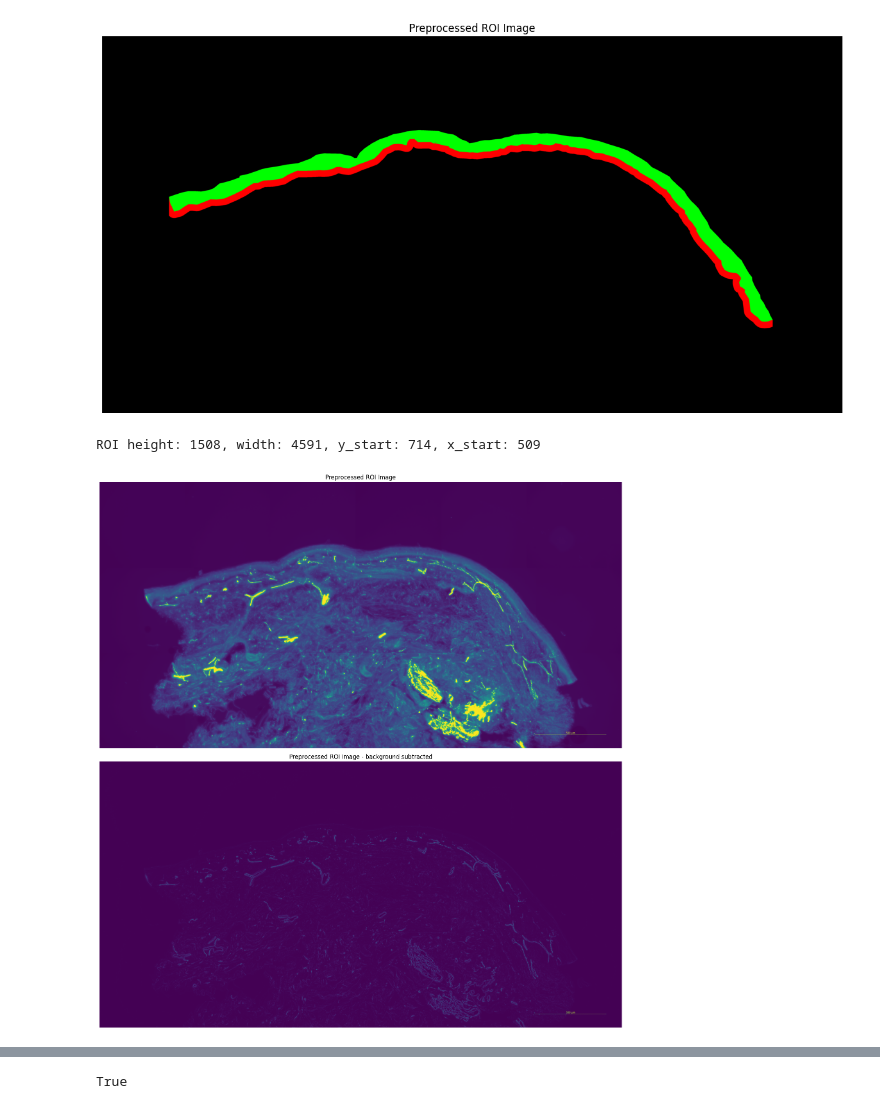
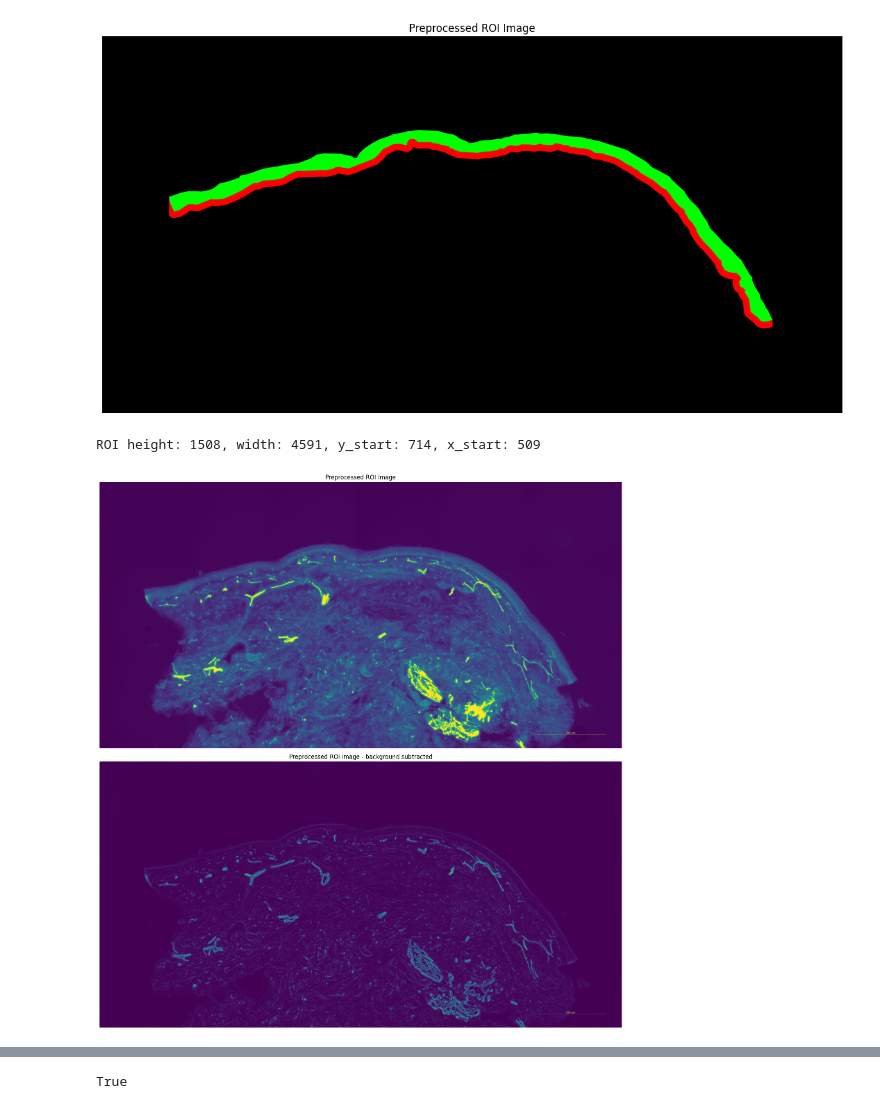
Before and after one commit to Ponywen0819/ienf_q, a Jupyter notebook: notebooks/preprocess.ipynb, the cells around one changed output, grey strips where cells are left out. Cells and saved outputs as stored; diff of their text form; code cells hidden in the pictures.

```diff
--- a/notebooks/preprocess.ipynb
+++ b/notebooks/preprocess.ipynb
@@ -79,38 +79,38 @@ roi_x_end   = min(np.max(x_indices) + padding, image_size[1])
 
 print(f"ROI height: {roi_y_end - roi_y_start}, width: {roi_x_end - roi_x_start}, y_start: {roi_y_start}, x_start: {roi_x_start}")
 
 axes[0].imshow(orig_img)
 axes[0].set_title('Preprocessed ROI Image')
 axes[0].set_axis_off()
 
 
 # Calculate fine background (minimum of two radii)
-# bg_small = ski.restoration.rolling_ball(orig_img, radius=10)
-# bg_tiny = ski.restoration.rolling_ball(orig_img, radius=2)
-# bg = np.minimum(bg_small, bg_tiny)
-bg = ski.restoration.rolling_ball(orig_img, radius=2)
+bg_small = ski.restoration.rolling_ball(orig_img, radius=10)
+bg_tiny = ski.restoration.rolling_ball(orig_img, radius=2)
+bg = np.minimum(bg_small, bg_tiny)
+# bg = ski.restoration.rolling_ball(orig_img, radius=2)
 
 rolling_fg = (orig_img.astype(np.uint8) - bg.astype(np.uint8)).astype(np.uint8)
 
 sato_result = sato(
     rolling_fg.astype(np.float32),
     sigmas=range(1, 3),      # 嘗試不同尺度
     black_ridges=False,      # 偵測亮的結構
     mode='reflect'
 )
 
 # 正規化到 0-255
 sato_normalized = (sato_result - sato_result.min()) / (sato_result.max() - sato_result.min())
 fg_img = (1-sato_weight) * rolling_fg + sato_weight * sato_normalized
 fg_img = fg_img.clip(0, 255).astype(np.uint8)
 
 axes[1].imshow(fg_img)
 axes[1].set_title('Preprocessed ROI Image - background subtracted')
 axes[1].set_axis_off()
 plt.show()
 # %% [output]
 ROI height: 1508, width: 4591, y_start: 714, x_start: 509
-[figure, old version]
+[figure, new version]
 # %%
 roi_image = cv2.bitwise_and(fg_img, fg_img, mask=roi_mask)
 
```
Also changed, not shown: parts of 3 cells of this notebook, 6 other files.
